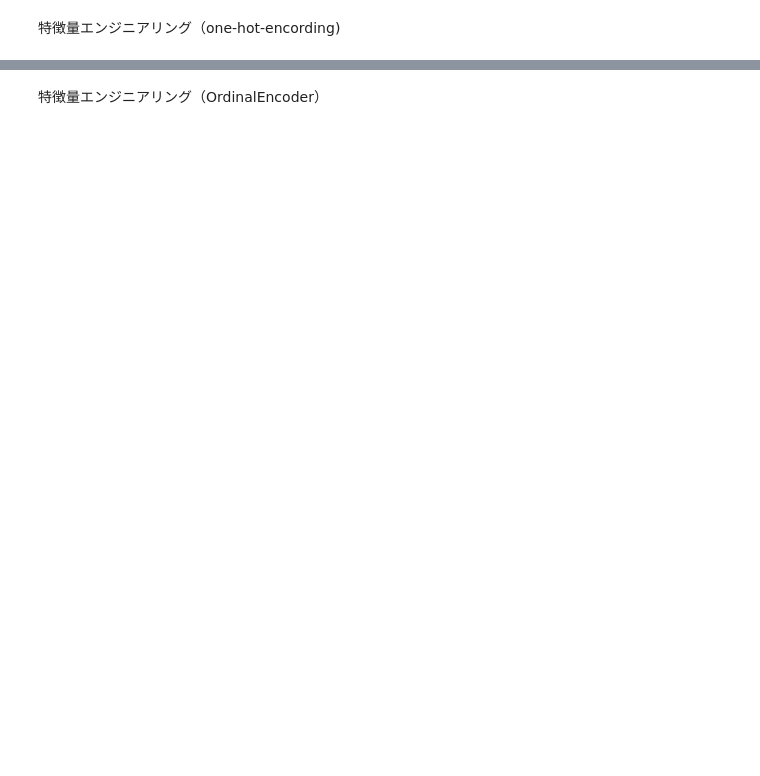
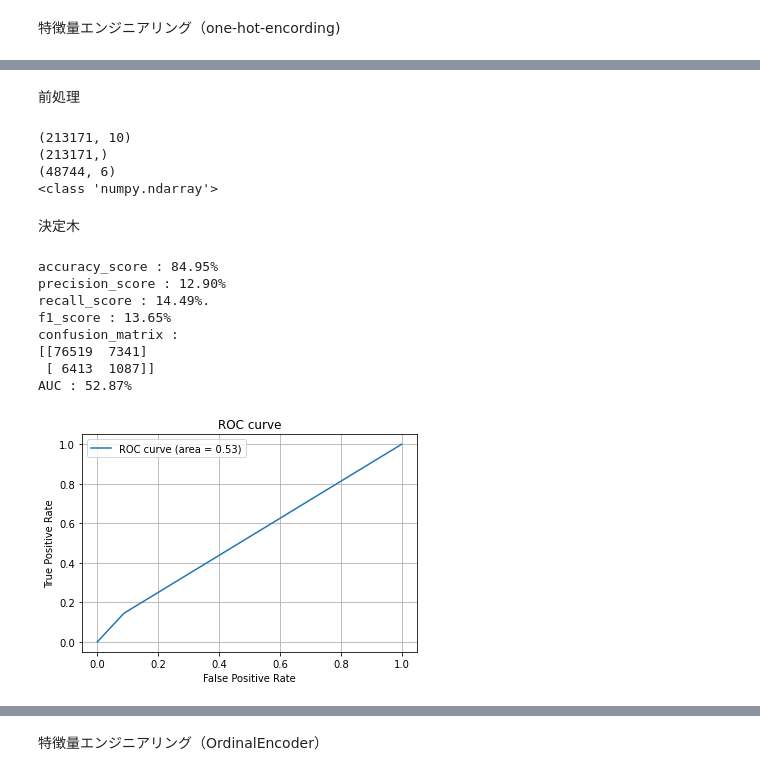
Before and after one commit to kazuya99986/diveintocode-ml, a Jupyter notebook: week4_home_credit_default.ipynb, the cells around one changed output, grey strips where cells are left out. Cells and saved outputs as stored; diff of their text form; code cells hidden in the pictures; blank space fills up the shorter version.

```diff
--- a/week4_home_credit_default.ipynb
+++ b/week4_home_credit_default.ipynb
@@ -308,0 +366,3 @@ ValueError: ignored
+# %%
+df = df_original
+df_test = df_test_original
@@ -309,5 +371,16 @@ ValueError: ignored
+# %%
+#print(df.isnull().sum()) #欠損率（欠損の発生しているカラムは少なく、またいずれも1%未満）
+#print(df_test.isnull().sum() / len(df)) #欠損率（欠損の発生しているカラムは少なく、またいずれも1%未満）
+
+df.dropna(thresh=304000, axis=1, inplace=True) #3000つ以上欠損値がある特徴量（列）の削除
+df.dropna(how='any', axis=0, inplace=True) #欠損値があるサンプル（行）の削除
+
+df_test['TARGET'] = '' #↓の処理の際にTARGETカラムが無いと処理できない為、追加
+df_test = df_test[df.columns] #訓練データとカラムを合わせる
+df_test = df_test.fillna(0) #欠損値には0を適用
 # %% [markdown]
 特徴量エンジニアリング（one-hot-encording)
 # %%
-ohe_columns = ['CODE_GENDER', 'FLAG_OWN_REALTY', 'FLAG_OWN_CAR']
-df = pd.get_dummies(df, columns=ohe_columns)
+ohe_columns = ['NAME_CONTRACT_TYPE', 'CODE_GENDER', 'FLAG_OWN_REALTY', 'FLAG_OWN_CAR']
+df = pd.get_dummies(df, columns=ohe_columns) #訓練データ
+df_test = pd.get_dummies(df_test, columns=ohe_columns) #テストデータ
@@ -313,0 +397,44 @@ df = pd.get_dummies(df, columns=ohe_columns)
+# %% [markdown]
+前処理
+# %%
+#性別、不動産所有有無、車所有有無を数値化し、収入・クレジット・年金・所有不動産価値と合わせたリスト
+X = df[['AMT_CREDIT', 'AMT_ANNUITY', 'AMT_GOODS_PRICE', 'CODE_GENDER_M', 'FLAG_OWN_CAR_Y', 'EXT_SOURCE_2', 'DAYS_BIRTH', 'REGION_RATING_CLIENT_W_CITY', 'REGION_RATING_CLIENT', 'DAYS_LAST_PHONE_CHANGE']]
+
+#標準化
+scaler = StandardScaler()
+scaler.fit(X)
+X = scaler.transform(X)
+
+y = df['TARGET'].values # 目的変数(target)
+
+t = df_test[['AMT_CREDIT', 'AMT_ANNUITY', 'AMT_GOODS_PRICE', 'CODE_GENDER_M', 'FLAG_OWN_CAR_Y', 'EXT_SOURCE_2']] #カラム抽出
+t = t.values #ndarrayへ変換
+
+X_train, X_test, y_train, y_test = train_test_split(X, y, test_size=0.3, random_state=0)
+
+print(X_train.shape)
+print(y_train.shape)
+print(t.shape)
+print(type(y))
+# %% [output]
+(213171, 10)
+(213171,)
+(48744, 6)
+<class 'numpy.ndarray'>
+# %% [markdown]
+決定木
+# %%
+descision_tree = tree.DecisionTreeClassifier(random_state=0)#インスタンス作成
+descision_tree.fit(X_train, y_train) # 学習
+Y_pred = descision_tree.predict(X_test)# 予測
+decision_tree = result(y_test, Y_pred) #評価出力
+# %% [output]
+accuracy_score : 84.95%
+precision_score : 12.90%
+recall_score : 14.49%.
+f1_score : 13.65%
+confusion_matrix :
+[[76519  7341]
+ [ 6413  1087]]
+AUC : 52.87%
+[figure, added]
```
Also changed, not shown: parts of 54 cells of this notebook.
